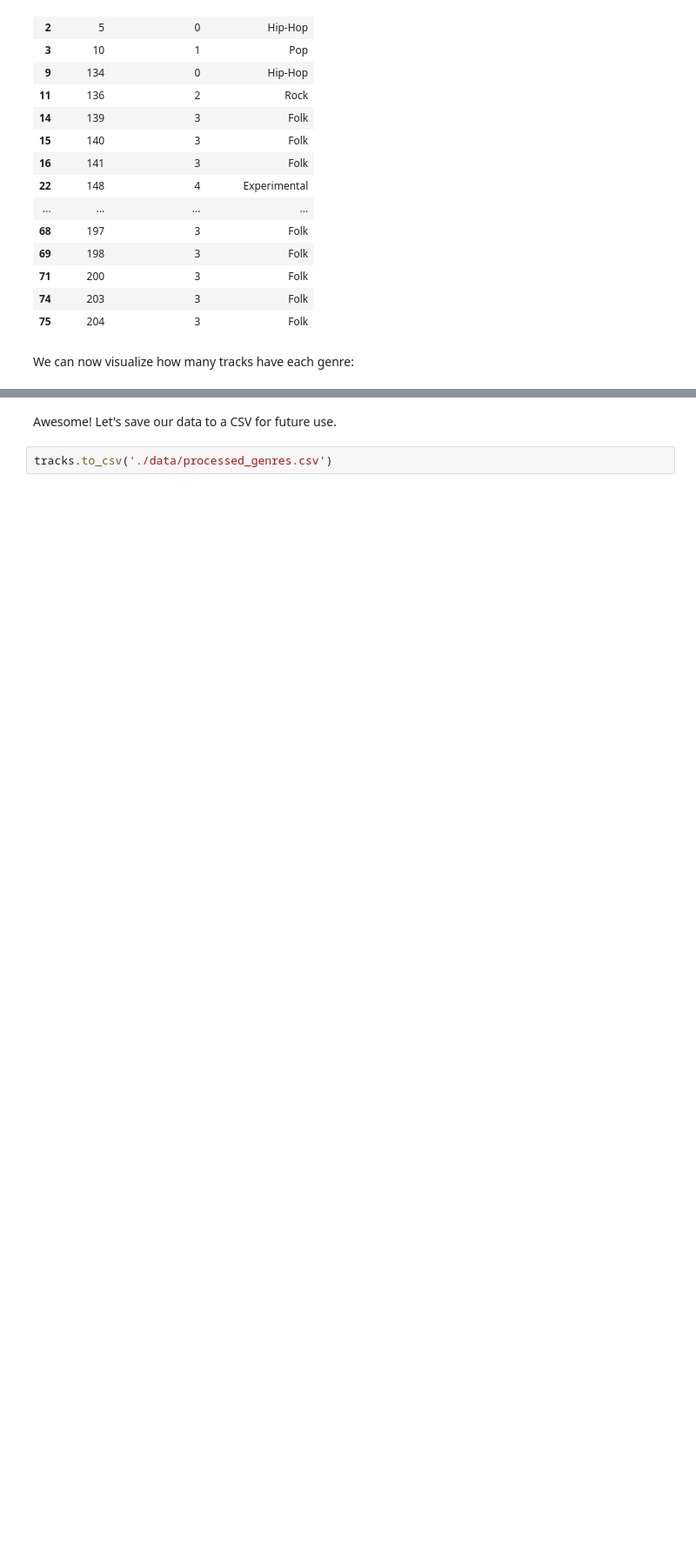
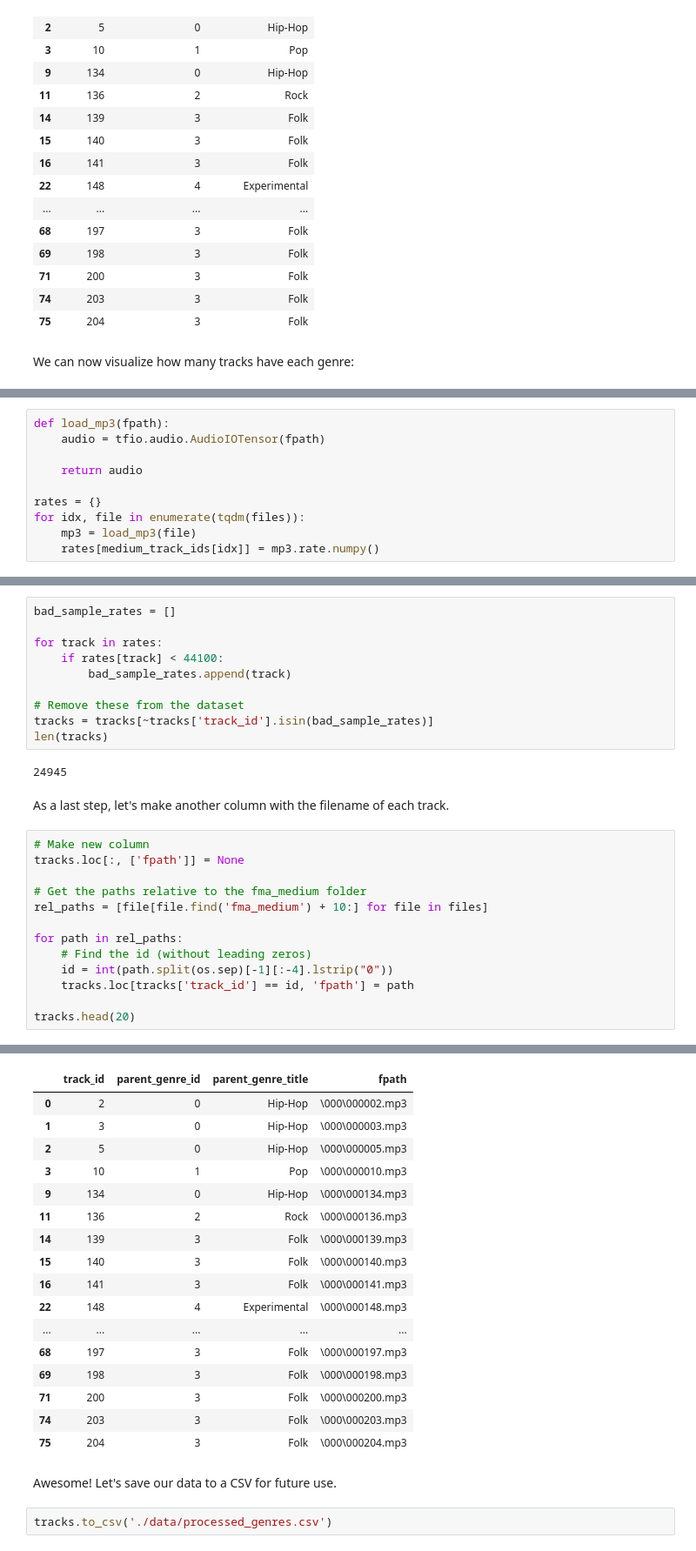
Before and after one commit to peterlecavalier/genre_classifier, a Jupyter notebook: genres_processing.ipynb, the cells around one changed output, grey strips where cells are left out. Shown at 87% size. Cells and saved outputs as stored; diff of their text form; blank space fills up the shorter version.

```diff
--- a/genres_processing.ipynb
+++ b/genres_processing.ipynb
@@ -241,0 +244,10 @@ plt.savefig('./visualizations/genres_count.png')
+# %%
+def load_mp3(fpath):
+    audio = tfio.audio.AudioIOTensor(fpath)
+
+    return audio
+
+rates = {}
+for idx, file in enumerate(tqdm(files)):
+    mp3 = load_mp3(file)
+    rates[medium_track_ids[idx]] = mp3.rate.numpy()
@@ -241,0 +278,28 @@ plt.savefig('./visualizations/genres_count.png')
+# %%
+bad_sample_rates = []
+
+for track in rates:
+    if rates[track] < 44100:
+        bad_sample_rates.append(track)
+
+# Remove these from the dataset
+tracks = tracks[~tracks['track_id'].isin(bad_sample_rates)]
+len(tracks)
+# %% [output]
+24945
+# %% [markdown]
+As a last step, let's make another column with the filename of each track.
+# %%
+# Make new column
+tracks.loc[:, ['fpath']] = None
+
+# Get the paths relative to the fma_medium folder
+rel_paths = [file[file.find('fma_medium') + 10:] for file in files]
+
+for path in rel_paths:
+    # Find the id (without leading zeros)
+    id = int(path.split(os.sep)[-1][:-4].lstrip("0"))
+    tracks.loc[tracks['track_id'] == id, 'fpath'] = path
+
+tracks.head(20)
+# %% [output]
@@ -242,3 +310,20 @@ plt.savefig('./visualizations/genres_count.png')
+|  | track_id | parent_genre_id | parent_genre_title | fpath |
+| 0 | 2 | 0 | Hip-Hop | \000\000002.mp3 |
+| 1 | 3 | 0 | Hip-Hop | \000\000003.mp3 |
+| 2 | 5 | 0 | Hip-Hop | \000\000005.mp3 |
+| 3 | 10 | 1 | Pop | \000\000010.mp3 |
+| 9 | 134 | 0 | Hip-Hop | \000\000134.mp3 |
+| 11 | 136 | 2 | Rock | \000\000136.mp3 |
+| 14 | 139 | 3 | Folk | \000\000139.mp3 |
+| 15 | 140 | 3 | Folk | \000\000140.mp3 |
+| 16 | 141 | 3 | Folk | \000\000141.mp3 |
+| 22 | 148 | 4 | Experimental | \000\000148.mp3 |
+| ... | ... | ... | ... | ... |
+| 68 | 197 | 3 | Folk | \000\000197.mp3 |
+| 69 | 198 | 3 | Folk | \000\000198.mp3 |
+| 71 | 200 | 3 | Folk | \000\000200.mp3 |
+| 74 | 203 | 3 | Folk | \000\000203.mp3 |
+| 75 | 204 | 3 | Folk | \000\000204.mp3 |
 # %% [markdown]
 Awesome! Let's save our data to a CSV for future use.
 # %%
```
Also changed, not shown: parts of 8 cells of this notebook, 1 other file.
